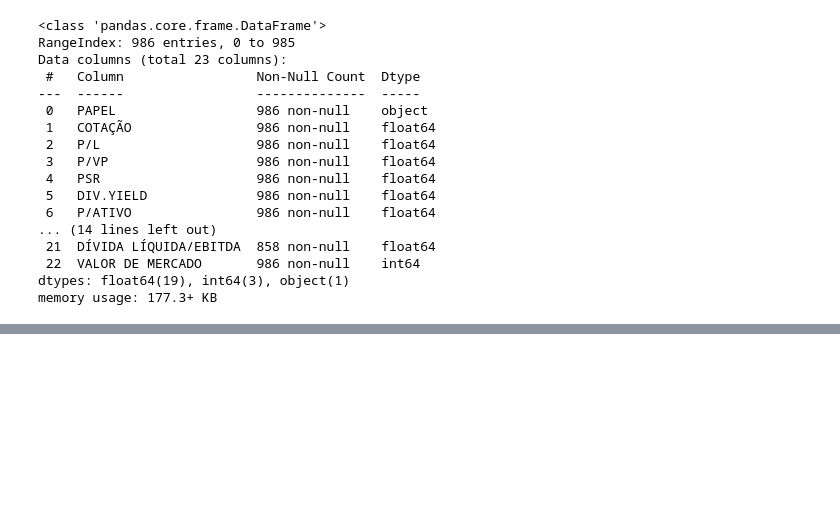
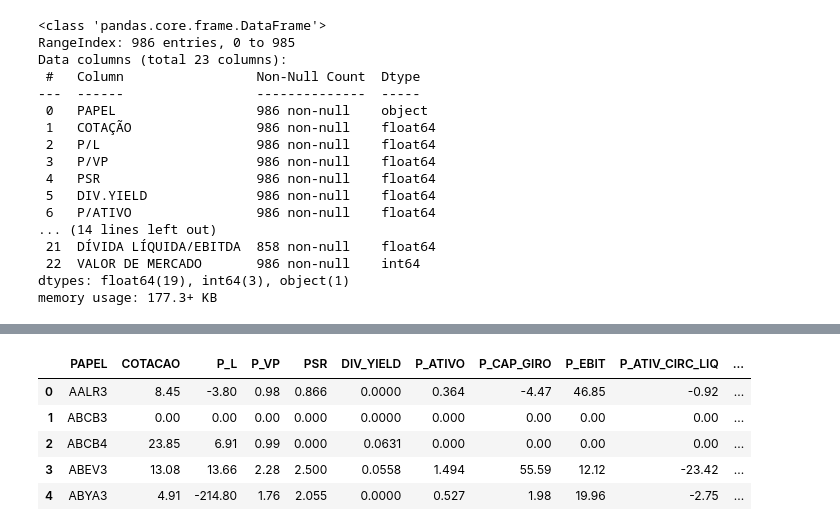
Before and after one commit to MaercioMamedes/Analise_Bolsa_com_Python, a Jupyter notebook: analise_b3.ipynb, the cells around one changed output, grey strips where cells are left out. Drawn from its saved outputs; the diff is of its cells as text; code cells hidden in the pictures; blank space fills up the shorter version.

```diff
--- a/analise_b3.ipynb
+++ b/analise_b3.ipynb
@@ -202,0 +275,14 @@ memory usage: 177.3+ KB
+# %%
+# Ajustes dos nomes das colunas
+
+columns = list(data.columns)
+new_columns = {col: format_column_names(col) for col in columns}
+data.rename(columns=new_columns, inplace=True)
+data.head()
+# %% [output]
+|  | PAPEL | COTACAO | P_L | P_VP | PSR | DIV_YIELD | P_ATIVO | P_CAP_GIRO | P_EBIT | P_ATIV_CIRC_LIQ | ... |
+| 0 | AALR3 | 8.45 | -3.80 | 0.98 | 0.866 | 0.0000 | 0.364 | -4.47 | 46.85 | -0.92 | ... |
+| 1 | ABCB3 | 0.00 | 0.00 | 0.00 | 0.000 | 0.0000 | 0.000 | 0.00 | 0.00 | 0.00 | ... |
+| 2 | ABCB4 | 23.85 | 6.91 | 0.99 | 0.000 | 0.0631 | 0.000 | 0.00 | 0.00 | 0.00 | ... |
+| 3 | ABEV3 | 13.08 | 13.66 | 2.28 | 2.500 | 0.0558 | 1.494 | 55.59 | 12.12 | -23.42 | ... |
+| 4 | ABYA3 | 4.91 | -214.80 | 1.76 | 2.055 | 0.0000 | 0.527 | 1.98 | 19.96 | -2.75 | ... |
```
Also changed, not shown: parts of 14 cells of this notebook, 1 other file.
